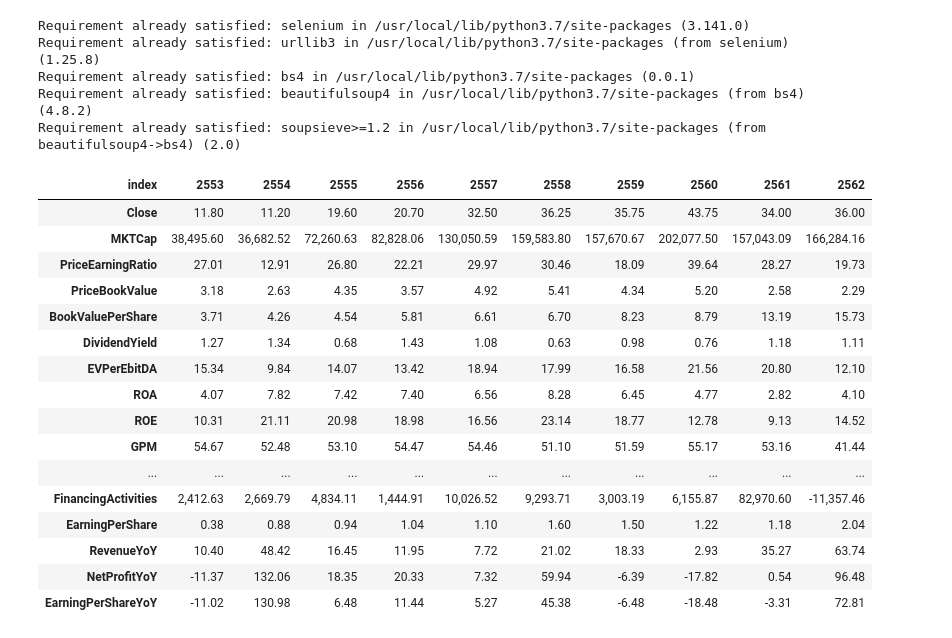
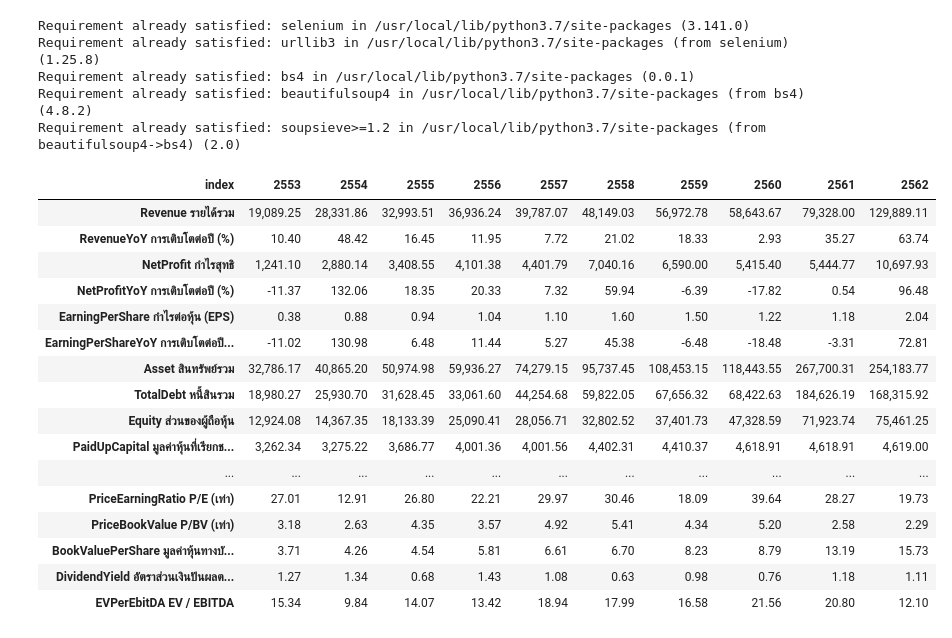
Before and after one commit to jallynme/Finnomena-Web-Scraping, a Jupyter notebook: Finnomena Web Scraping.ipynb, the cells around one changed output. Saved outputs shown, nothing was run; the diff lists cells and outputs as text; code cells hidden in the pictures.

```diff
--- a/Finnomena Web Scraping.ipynb
+++ b/Finnomena Web Scraping.ipynb
@@ -43,6 +43,7 @@ def getStockDetails(name,isYearly):
         for section in sections:
             obj = {}
             keys = []
+            names = []
             headerElements = driver.find_element_by_css_selector(f'#{section}>div>div>div>div>div.table-overflow-wrapper>div.topic-wrapper.user-select-none.float-left.overflow-shadow')
             if len(headers) == 0:
                 for div in BeautifulSoup(headerElements.get_attribute('innerHTML'), 'html.parser').find_all('div', {'class': 'topic'}):
@@ -52,7 +53,12 @@ def getStockDetails(name,isYearly):
                 driver.find_element_by_class_name('toggle').click()
 
             for topic in headerElements.find_elements_by_class_name('topic')[1:]:
-                keys.append(BeautifulSoup(topic.get_attribute('id')).get_text())
+                key = BeautifulSoup(topic.get_attribute('id')).get_text()
+                name = BeautifulSoup(topic.get_attribute('innerHTML'), 'html.parser').get_text()
+                keys.append(key)
+                names.append(name)
+
+
             contentElements = driver.find_element_by_css_selector(f'#{section}>div>div>div>div>div.table-overflow-wrapper>div.content-wrapper.user-select-none')
             contentHTML = BeautifulSoup(contentElements.get_attribute('innerHTML'), 'html.parser')
             dataWrapper = contentHTML.find_all('div', {'class': 'data-wrapper'})
@@ -63,7 +69,8 @@ def getStockDetails(name,isYearly):
 
             for i in range(len(dataWrapper)):
                 values = [data.get_text() for data in dataWrapper[i].find_all('div', {'class': 'data-each'})]
-                obj[keys[i]] = values
+                key = f"{keys[i]} {names[i]}"
+                obj[key] = values
 
             data.append(obj)
         return (headers,quarters,data)
@@ -75,27 +82,27 @@ headers,quartersOrYear,responseData = getStockDetails(name='mint',isYearly=True)
 # %%
 data = {}
 for d in responseData:
-    data = dict(list(d.items()) + list(data.items()))
+    data = dict(list(data.items()) + list(d.items()))
 data['index'] = quartersOrYear
 df = pd.DataFrame(data)
 df = df.iloc[:-1]
 df.set_index('index',inplace = True)
 df.transpose()
 # %% [output]
 | index | 2553 | 2554 | 2555 | 2556 | 2557 | 2558 | 2559 | 2560 | 2561 | 2562 |
-| Close | 11.80 | 11.20 | 19.60 | 20.70 | 32.50 | 36.25 | 35.75 | 43.75 | 34.00 | 36.00 |
-| MKTCap | 38,495.60 | 36,682.52 | 72,260.63 | 82,828.06 | 130,050.59 | 159,583.80 | 157,670.67 | 202,077.50 | 157,043.09 | 166,284.16 |
-| PriceEarningRatio | 27.01 | 12.91 | 26.80 | 22.21 | 29.97 | 30.46 | 18.09 | 39.64 | 28.27 | 19.73 |
-| PriceBookValue | 3.18 | 2.63 | 4.35 | 3.57 | 4.92 | 5.41 | 4.34 | 5.20 | 2.58 | 2.29 |
-| BookValuePerShare | 3.71 | 4.26 | 4.54 | 5.81 | 6.61 | 6.70 | 8.23 | 8.79 | 13.19 | 15.73 |
-| DividendYield | 1.27 | 1.34 | 0.68 | 1.43 | 1.08 | 0.63 | 0.98 | 0.76 | 1.18 | 1.11 |
-| EVPerEbitDA | 15.34 | 9.84 | 14.07 | 13.42 | 18.94 | 17.99 | 16.58 | 21.56 | 20.80 | 12.10 |
-| ROA | 4.07 | 7.82 | 7.42 | 7.40 | 6.56 | 8.28 | 6.45 | 4.77 | 2.82 | 4.10 |
-| ROE | 10.31 | 21.11 | 20.98 | 18.98 | 16.56 | 23.14 | 18.77 | 12.78 | 9.13 | 14.52 |
-| GPM | 54.67 | 52.48 | 53.10 | 54.47 | 54.46 | 51.10 | 51.59 | 55.17 | 53.16 | 41.44 |
+| Revenue รายได้รวม | 19,089.25 | 28,331.86 | 32,993.51 | 36,936.24 | 39,787.07 | 48,149.03 | 56,972.78 | 58,643.67 | 79,328.00 | 129,889.11 |
+| RevenueYoY การเติบโตต่อปี (%) | 10.40 | 48.42 | 16.45 | 11.95 | 7.72 | 21.02 | 18.33 | 2.93 | 35.27 | 63.74 |
+| NetProfit กำไรสุทธิ | 1,241.10 | 2,880.14 | 3,408.55 | 4,101.38 | 4,401.79 | 7,040.16 | 6,590.00 | 5,415.40 | 5,444.77 | 10,697.93 |
+| NetProfitYoY การเติบโตต่อปี (%) | -11.37 | 132.06 | 18.35 | 20.33 | 7.32 | 59.94 | -6.39 | -17.82 | 0.54 | 96.48 |
+| EarningPerShare กำไรต่อหุ้น (EPS) | 0.38 | 0.88 | 0.94 | 1.04 | 1.10 | 1.60 | 1.50 | 1.22 | 1.18 | 2.04 |
+| EarningPerShareYoY การเติบโตต่อปี... | -11.02 | 130.98 | 6.48 | 11.44 | 5.27 | 45.38 | -6.48 | -18.48 | -3.31 | 72.81 |
+| Asset สินทรัพย์รวม | 32,786.17 | 40,865.20 | 50,974.98 | 59,936.27 | 74,279.15 | 95,737.45 | 108,453.15 | 118,443.55 | 267,700.31 | 254,183.77 |
+| TotalDebt หนี้สินรวม | 18,980.27 | 25,930.70 | 31,628.45 | 33,061.60 | 44,254.68 | 59,822.05 | 67,656.32 | 68,422.63 | 184,626.19 | 168,315.92 |
+| Equity ส่วนของผู้ถือหุ้น | 12,924.08 | 14,367.35 | 18,133.39 | 25,090.41 | 28,056.71 | 32,802.52 | 37,401.73 | 47,328.59 | 71,923.74 | 75,461.25 |
+| PaidUpCapital มูลค่าหุ้นที่เรียกช... | 3,262.34 | 3,275.22 | 3,686.77 | 4,001.36 | 4,001.56 | 4,402.31 | 4,410.37 | 4,618.91 | 4,618.91 | 4,619.00 |
 | ... | ... | ... | ... | ... | ... | ... | ... | ... | ... | ... |
-| FinancingActivities | 2,412.63 | 2,669.79 | 4,834.11 | 1,444.91 | 10,026.52 | 9,293.71 | 3,003.19 | 6,155.87 | 82,970.60 | -11,357.46 |
-| EarningPerShare | 0.38 | 0.88 | 0.94 | 1.04 | 1.10 | 1.60 | 1.50 | 1.22 | 1.18 | 2.04 |
-| RevenueYoY | 10.40 | 48.42 | 16.45 | 11.95 | 7.72 | 21.02 | 18.33 | 2.93 | 35.27 | 63.74 |
-| NetProfitYoY | -11.37 | 132.06 | 18.35 | 20.33 | 7.32 | 59.94 | -6.39 | -17.82 | 0.54 | 96.48 |
-| EarningPerShareYoY | -11.02 | 130.98 | 6.48 | 11.44 | 5.27 | 45.38 | -6.48 | -18.48 | -3.31 | 72.81 |
+| PriceEarningRatio P/E (เท่า) | 27.01 | 12.91 | 26.80 | 22.21 | 29.97 | 30.46 | 18.09 | 39.64 | 28.27 | 19.73 |
+| PriceBookValue P/BV (เท่า) | 3.18 | 2.63 | 4.35 | 3.57 | 4.92 | 5.41 | 4.34 | 5.20 | 2.58 | 2.29 |
+| BookValuePerShare มูลค่าหุ้นทางบั... | 3.71 | 4.26 | 4.54 | 5.81 | 6.61 | 6.70 | 8.23 | 8.79 | 13.19 | 15.73 |
+| DividendYield อัตราส่วนเงินปันผลต... | 1.27 | 1.34 | 0.68 | 1.43 | 1.08 | 0.63 | 0.98 | 0.76 | 1.18 | 1.11 |
+| EVPerEbitDA EV / EBITDA | 15.34 | 9.84 | 14.07 | 13.42 | 18.94 | 17.99 | 16.58 | 21.56 | 20.80 | 12.10 |
```
